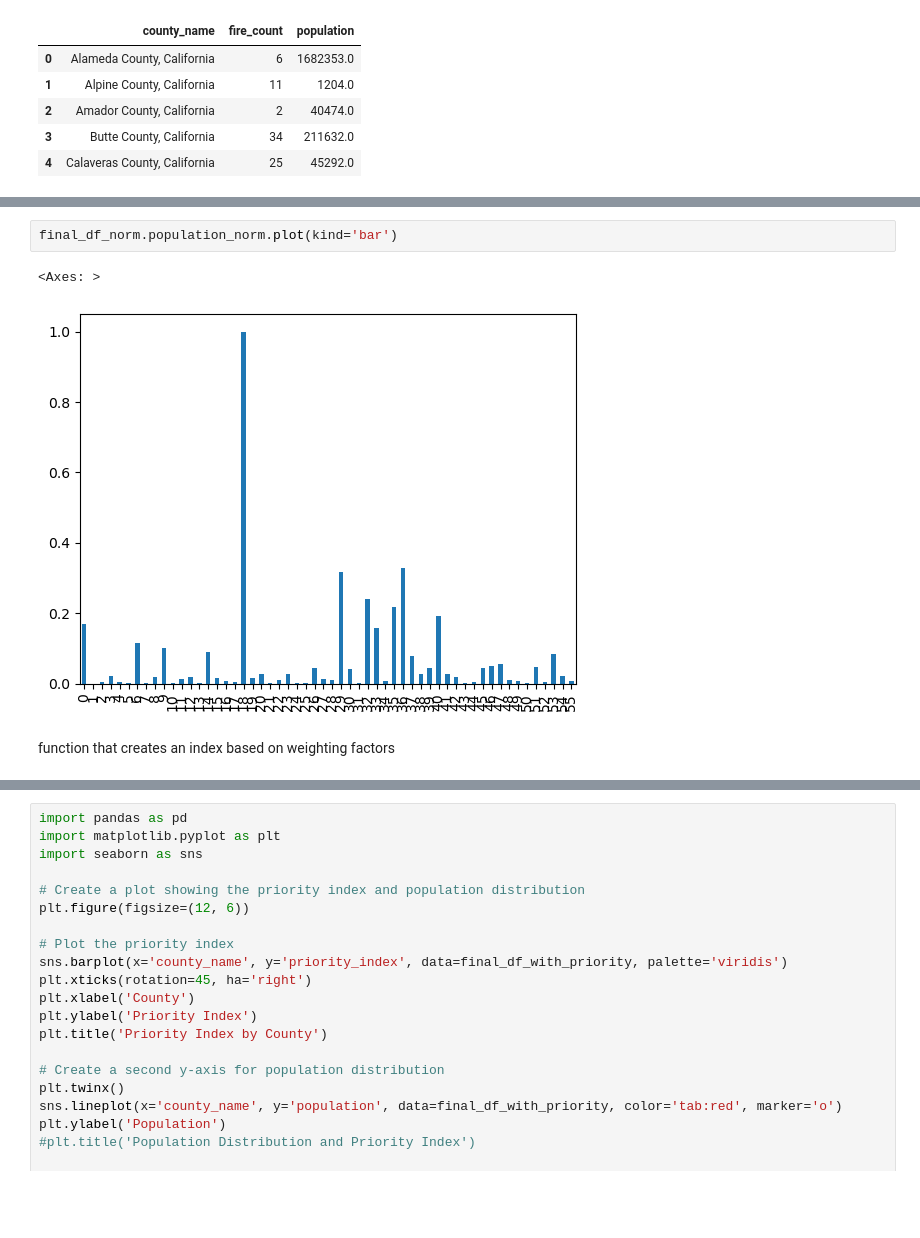
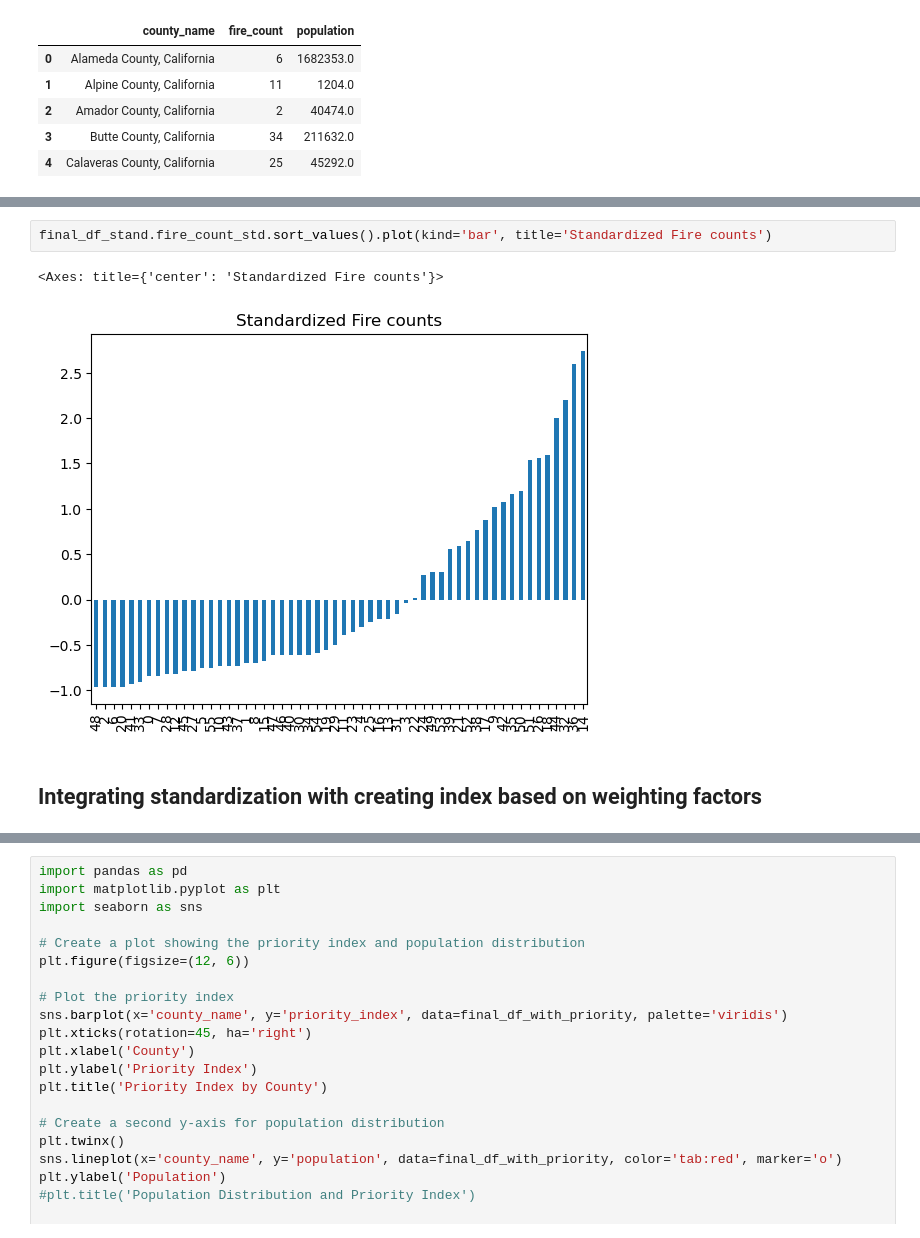
Before and after one commit to TalkDatatoMeWiDDatathon23/ForestService-Census-Index, a Jupyter notebook: census_explore.ipynb, the cells around one changed output, grey strips where cells are left out. Saved outputs shown, nothing was run; the diff lists cells and outputs as text; blank space fills up the shorter version.

Commit message:
Update census_explore.ipynb
index binned

```diff
--- a/census_explore.ipynb
+++ b/census_explore.ipynb
@@ -686,8 +629,8 @@ final_df_stand.population_std.plot(kind='bar')
-# %%
-final_df_norm.population_norm.plot(kind='bar')
-# %% [output]
-<Axes: >
-[figure, removed]
+# %%
+final_df_stand.fire_count_std.sort_values().plot(kind='bar', title='Standardized Fire counts')
+# %% [output]
+<Axes: title={'center': 'Standardized Fire counts'}>
+[figure, added]
 # %% [markdown]
-function that creates an index based on weighting factors
+## Integrating standardization with creating index based on weighting factors
 # %%
```
Also changed, not shown: parts of 19 cells of this notebook.
